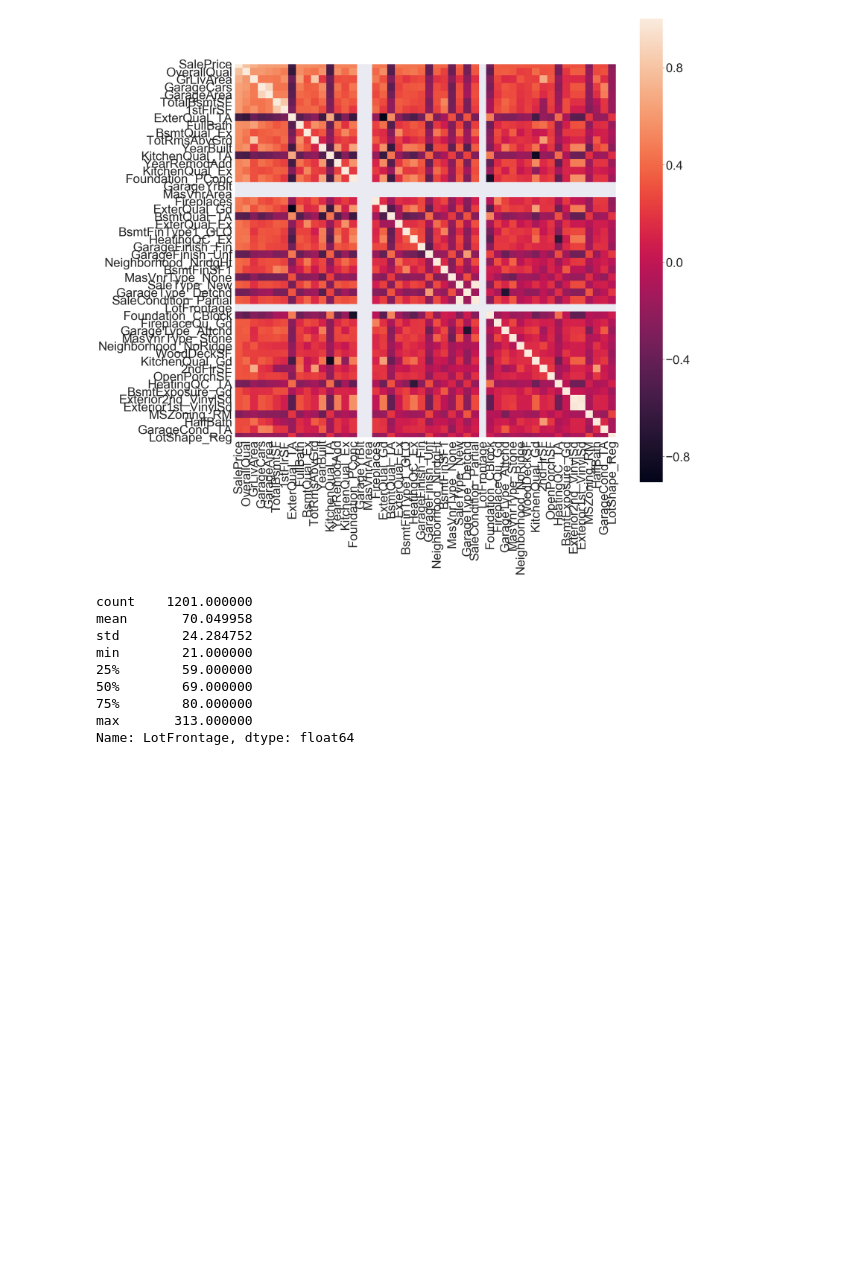
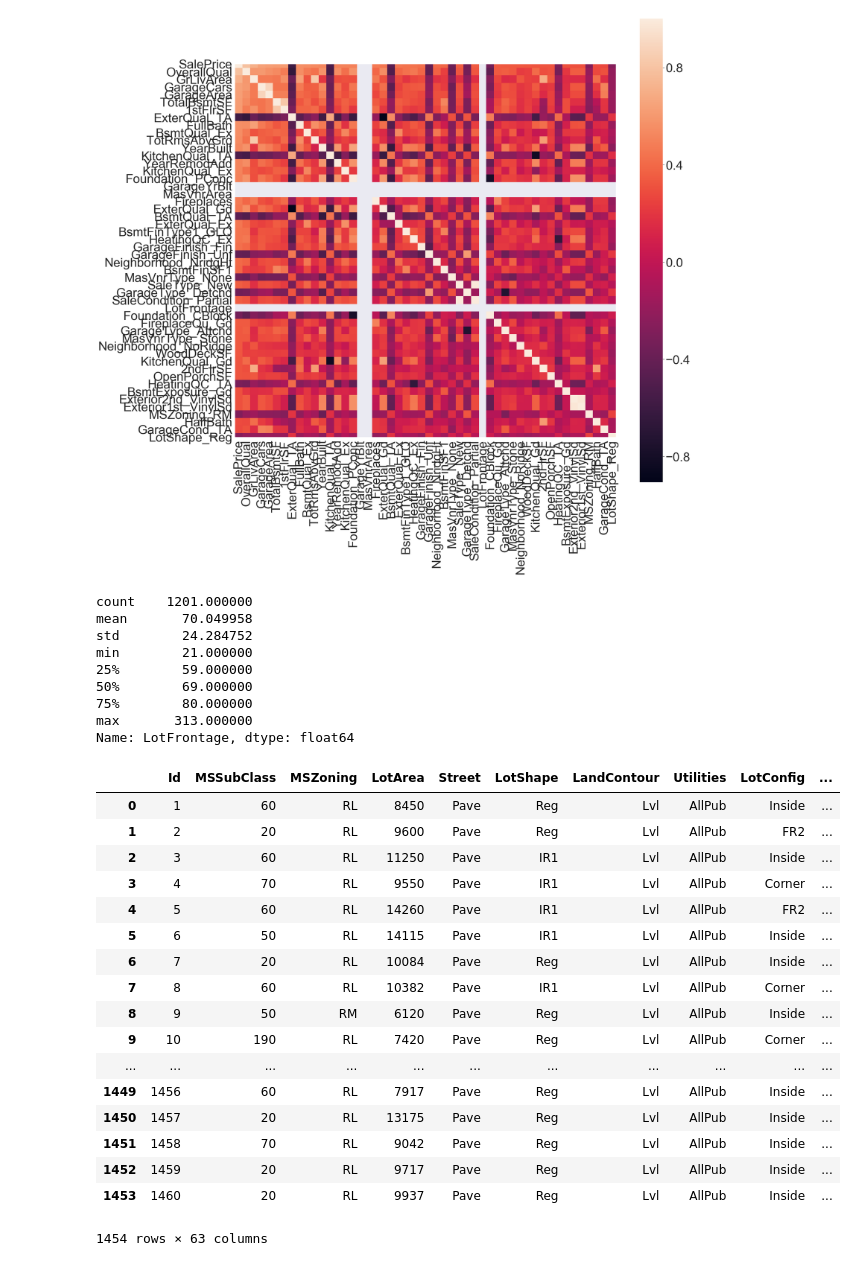
Before and after one commit to M-Garrigues/Kaggle-House-Prices, a Jupyter notebook: notebooks/data_preparation.ipynb, the cells around one changed output. Drawn from its saved outputs; the diff is of its cells as text; code cells hidden in the pictures; blank space fills up the shorter version.

```diff
--- a/notebooks/data_preparation.ipynb
+++ b/notebooks/data_preparation.ipynb
@@ -192,0 +198,30 @@ Name: LotFrontage, dtype: float64
+# %%
+mydata.drop(mydata[(mydata['OverallQual']<5) & (mydata['SalePrice']>200000)].index, inplace=True)
+mydata.drop(mydata[(mydata['GrLivArea']>4000) & (mydata['SalePrice']<300000)].index, inplace=True)
+mydata.reset_index(drop=True, inplace=True)
+
+# Some of the non-numeric predictors are stored as numbers; we convert them into strings
+mydata['MSSubClass'] = mydata['MSSubClass'].apply(str)
+mydata['YrSold'] = mydata['YrSold'].astype(str)
+mydata['MoSold'] = mydata['MoSold'].astype(str)
+
+mydata
+# %% [output]
+|  | Id | MSSubClass | MSZoning | LotArea | Street | LotShape | LandContour | Utilities | LotConfig | ... |
+| 0 | 1 | 60 | RL | 8450 | Pave | Reg | Lvl | AllPub | Inside | ... |
+| 1 | 2 | 20 | RL | 9600 | Pave | Reg | Lvl | AllPub | FR2 | ... |
+| 2 | 3 | 60 | RL | 11250 | Pave | IR1 | Lvl | AllPub | Inside | ... |
+| 3 | 4 | 70 | RL | 9550 | Pave | IR1 | Lvl | AllPub | Corner | ... |
+| 4 | 5 | 60 | RL | 14260 | Pave | IR1 | Lvl | AllPub | FR2 | ... |
+| 5 | 6 | 50 | RL | 14115 | Pave | IR1 | Lvl | AllPub | Inside | ... |
+| 6 | 7 | 20 | RL | 10084 | Pave | Reg | Lvl | AllPub | Inside | ... |
+| 7 | 8 | 60 | RL | 10382 | Pave | IR1 | Lvl | AllPub | Corner | ... |
+| 8 | 9 | 50 | RM | 6120 | Pave | Reg | Lvl | AllPub | Inside | ... |
+| 9 | 10 | 190 | RL | 7420 | Pave | Reg | Lvl | AllPub | Corner | ... |
+| ... | ... | ... | ... | ... | ... | ... | ... | ... | ... | ... |
+| 1449 | 1456 | 60 | RL | 7917 | Pave | Reg | Lvl | AllPub | Inside | ... |
+| 1450 | 1457 | 20 | RL | 13175 | Pave | Reg | Lvl | AllPub | Inside | ... |
+| 1451 | 1458 | 70 | RL | 9042 | Pave | Reg | Lvl | AllPub | Inside | ... |
+| 1452 | 1459 | 20 | RL | 9717 | Pave | Reg | Lvl | AllPub | Inside | ... |
+| 1453 | 1460 | 20 | RL | 9937 | Pave | Reg | Lvl | AllPub | Inside | ... |
+1454 rows × 63 columns
```
Also changed, not shown: parts of 6 cells of this notebook, 1 other file.
